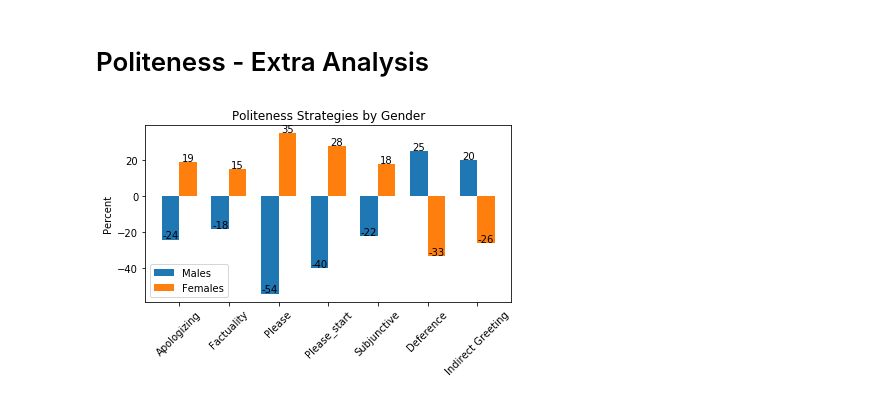
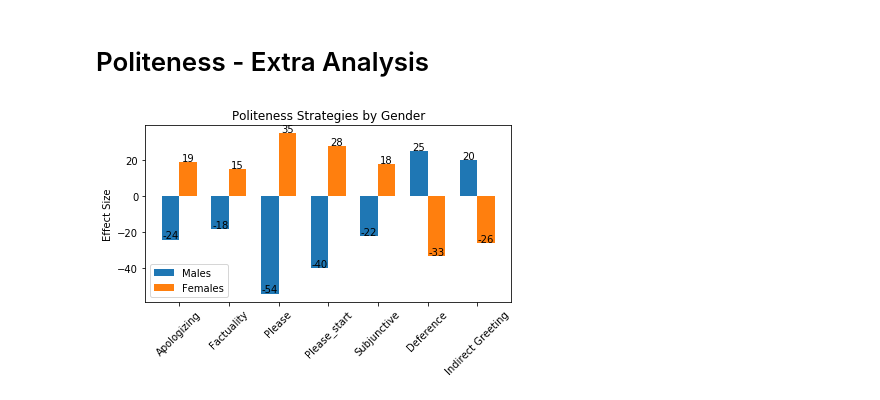
Before and after one commit to emtseng/Cornell-Conversational-Analysis-Toolkit, a Jupyter notebook: transform.ipynb, the cells around one changed output. Cells and saved outputs as stored; diff of their text form; code cells hidden in the pictures.

```diff
--- a/transform.ipynb
+++ b/transform.ipynb
@@ -417,32 +417,32 @@ male_data=[-24, -18, -54, -40, -22, 25, 20]
 x = np.arange(len(labels))  # the label locations
 width=0.35
 
 fig, ax = plt.subplots()
 rects1 = ax.bar(x - width/2, male_data, width, label='Males')
 rects2 = ax.bar(x + width/2, female_data, width, label='Females')
 
 # Add some text for labels, title and custom x-axis tick labels, etc.
-ax.set_ylabel('Percent')
+ax.set_ylabel('Effect Size')
 ax.set_title('Politeness Strategies by Gender')
 ax.set_xticks(x)
 ax.set_xticklabels(labels,  rotation=45)
 ax.legend()
 
 def autolabel(rects):
     """Attach a text label above each bar in *rects*, displaying its height."""
     for rect in rects:
         height = rect.get_height()
         ax.annotate('{}'.format(height),
                     xy=(rect.get_x() + rect.get_width() / 2, height),
                     xytext=(0, -1),  # 3 points vertical offset
                     textcoords="offset points",
                     ha='center', va='bottom')
 
 autolabel(rects1)
 autolabel(rects2)
 
 fig.tight_layout()
 
 plt.show()
 # %% [output]
-[figure, old version]
+[figure, new version]
```
Also changed, not shown: parts of 3 cells of this notebook.
